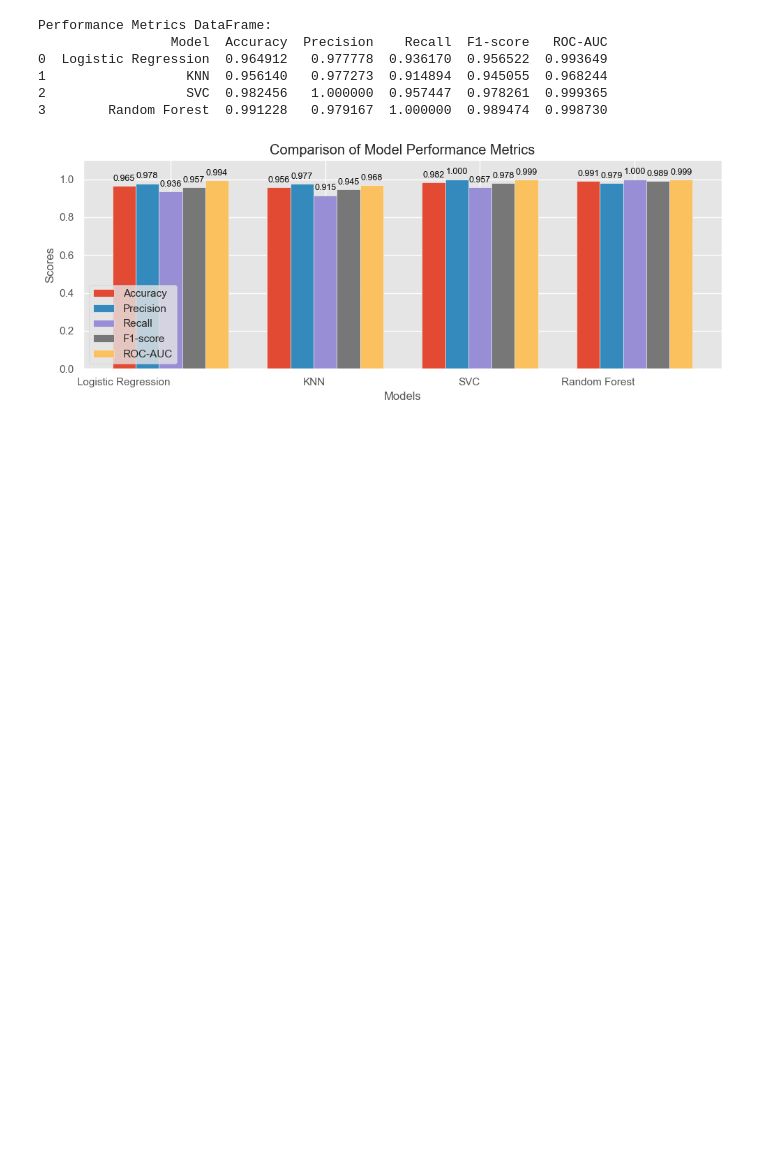
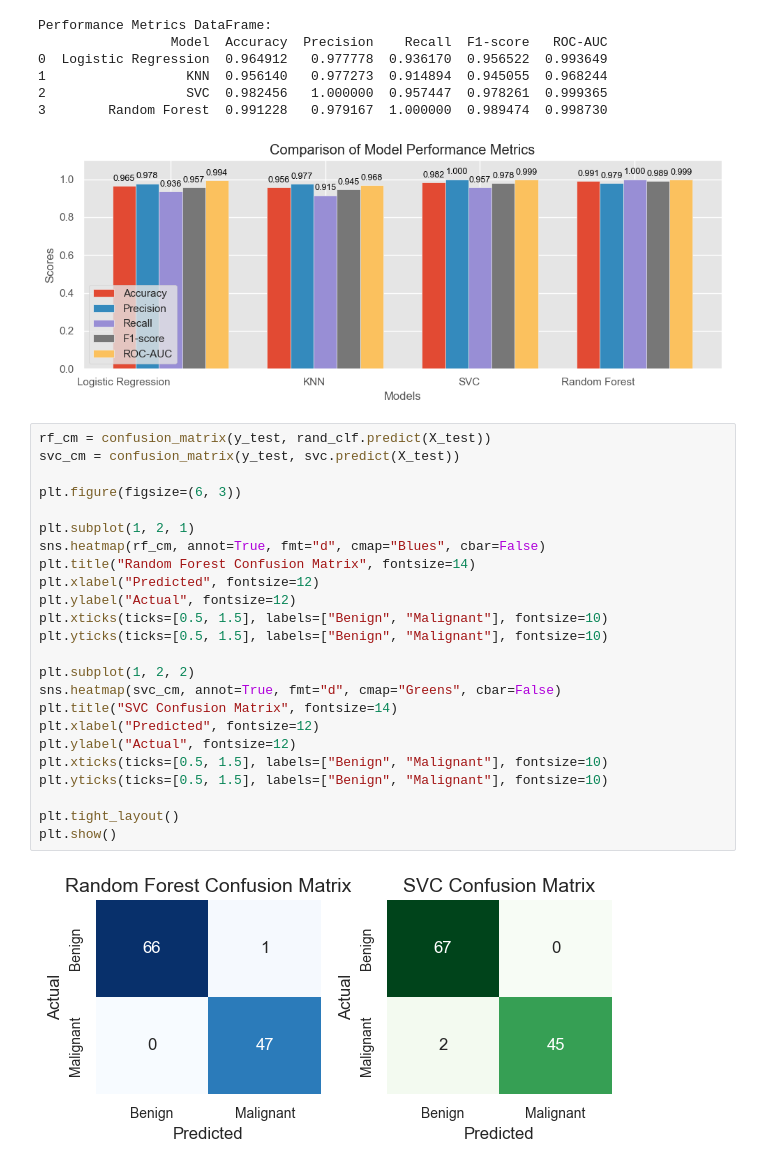
Before and after one commit to orionmc/ML_Summative, a Jupyter notebook: ML_Summative_BC.ipynb, the cells around one changed output. Drawn from its saved outputs; the diff is of its cells as text; blank space fills up the shorter version.

```diff
--- a/ML_Summative_BC.ipynb
+++ b/ML_Summative_BC.ipynb
@@ -545,3 +545,29 @@ Performance Metrics DataFrame:
 2                  SVC  0.982456   1.000000  0.957447  0.978261  0.999365
 3        Random Forest  0.991228   0.979167  1.000000  0.989474  0.998730
 [figure]
+# %%
+rf_cm = confusion_matrix(y_test, rand_clf.predict(X_test))
+svc_cm = confusion_matrix(y_test, svc.predict(X_test))
+
+plt.figure(figsize=(6, 3))
+
+plt.subplot(1, 2, 1)
+sns.heatmap(rf_cm, annot=True, fmt="d", cmap="Blues", cbar=False)
+plt.title("Random Forest Confusion Matrix", fontsize=14)
+plt.xlabel("Predicted", fontsize=12)
+plt.ylabel("Actual", fontsize=12)
+plt.xticks(ticks=[0.5, 1.5], labels=["Benign", "Malignant"], fontsize=10)
+plt.yticks(ticks=[0.5, 1.5], labels=["Benign", "Malignant"], fontsize=10)
+
+plt.subplot(1, 2, 2)
+sns.heatmap(svc_cm, annot=True, fmt="d", cmap="Greens", cbar=False)
+plt.title("SVC Confusion Matrix", fontsize=14)
+plt.xlabel("Predicted", fontsize=12)
+plt.ylabel("Actual", fontsize=12)
+plt.xticks(ticks=[0.5, 1.5], labels=["Benign", "Malignant"], fontsize=10)
+plt.yticks(ticks=[0.5, 1.5], labels=["Benign", "Malignant"], fontsize=10)
+
+plt.tight_layout()
+plt.show()
+# %% [output]
+[figure, added]
```
Also changed, not shown: parts of 2 cells of this notebook, 2 other files.
